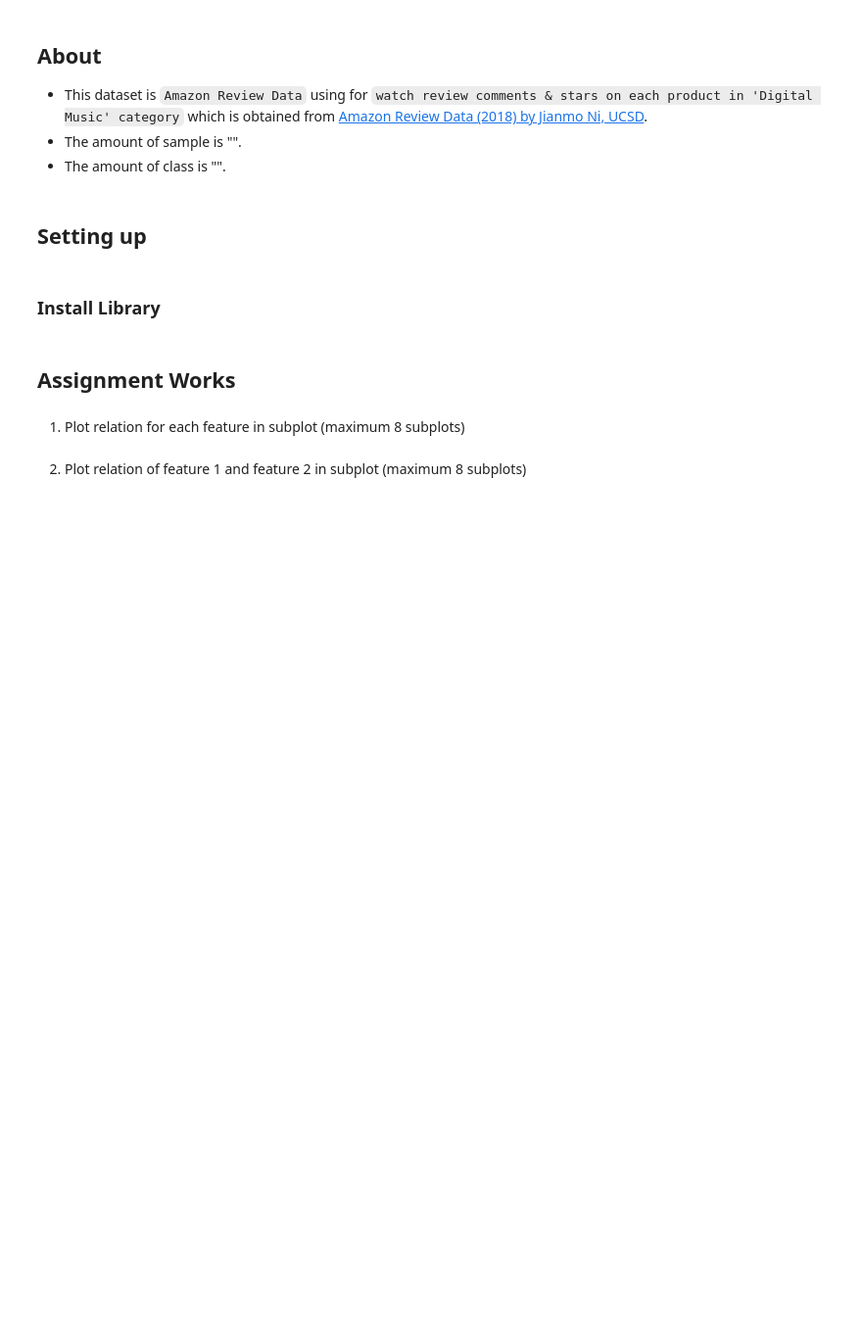
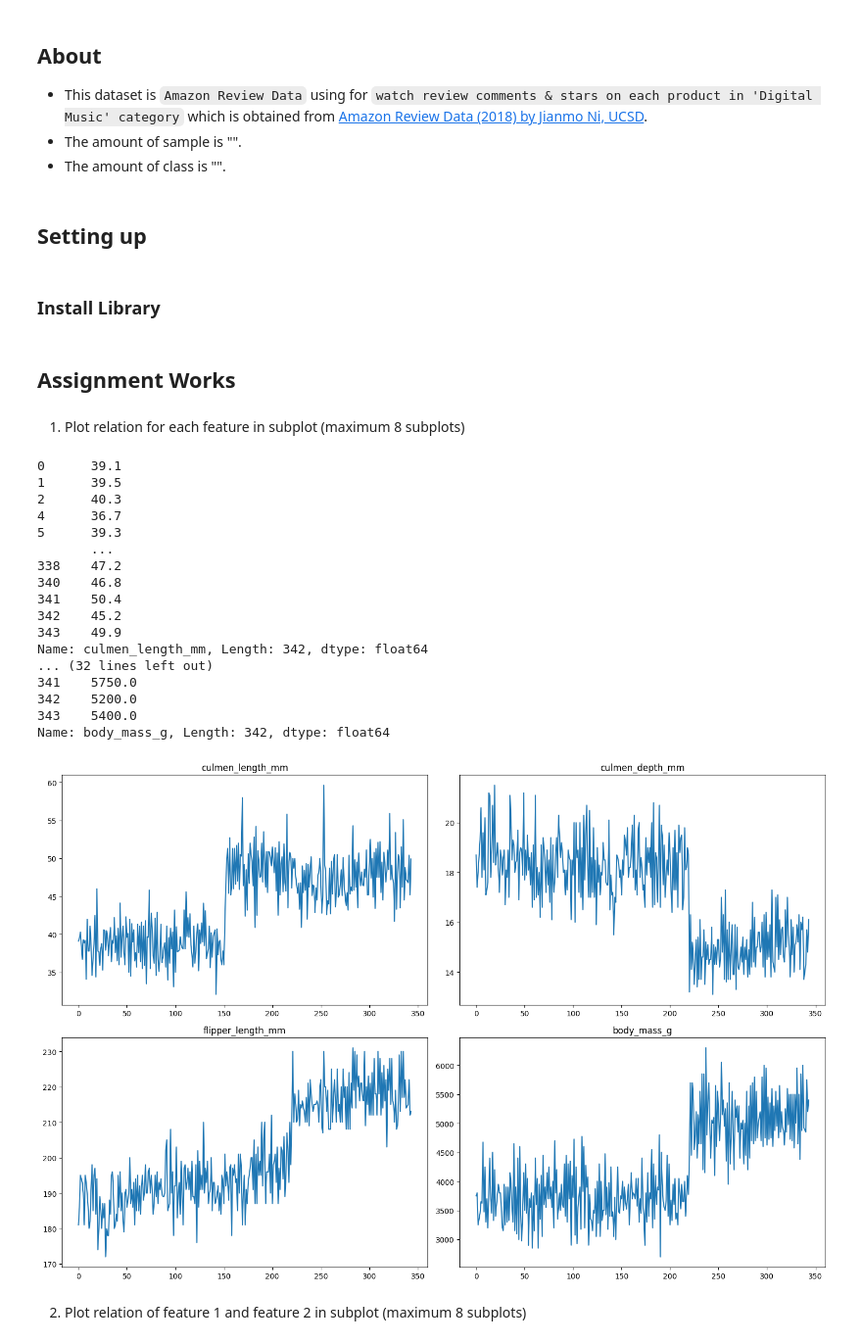
Before and after one commit to katsuP-UniLab/AI-ASM-23-12-17, a Jupyter notebook: plot.ipynb, the cells around one changed output. Shown at 98% size. Cells and saved outputs as stored; diff of their text form; code cells hidden in the pictures; blank space fills up the shorter version.

Commit message:
feat<main>: moved to subplot

```diff
--- a/plot.ipynb
+++ b/plot.ipynb
@@ -72,2 +48,43 @@ for j in range(len(feature_name)):
+# %%
+penguin_specs = penguin["species"].unique()
+feature_name = [
+    "culmen_length_mm",
+    "culmen_depth_mm",
+    "flipper_length_mm",
+    "body_mass_g",
+]
+
+fig, axs = plt.subplots(nrows=2, ncols=2, figsize=(15, 10))
+
+for j, feature in enumerate(feature_name):
+    data = penguin[penguin["species"].isin(penguin_specs)][~np.isnan(penguin[feature])][feature]
+
+    row = j // 2
+    col = j % 2
+
+    axs[row, col].plot(data)
+    axs[row, col].set_title(feature)
+
+plt.tight_layout()
+plt.show()
+# %% [output]
+0      39.1
+1      39.5
+2      40.3
+4      36.7
+5      39.3
+       ...
+338    47.2
+340    46.8
+341    50.4
+342    45.2
+343    49.9
+Name: culmen_length_mm, Length: 342, dtype: float64
+... (32 lines left out)
+341    5750.0
+342    5200.0
+343    5400.0
+Name: body_mass_g, Length: 342, dtype: float64
+[figure, added]
 # %% [markdown]
 2. Plot relation of feature 1 and feature 2 in subplot (maximum 8 subplots)
```
Also changed, not shown: parts of 1 cell of this notebook.
